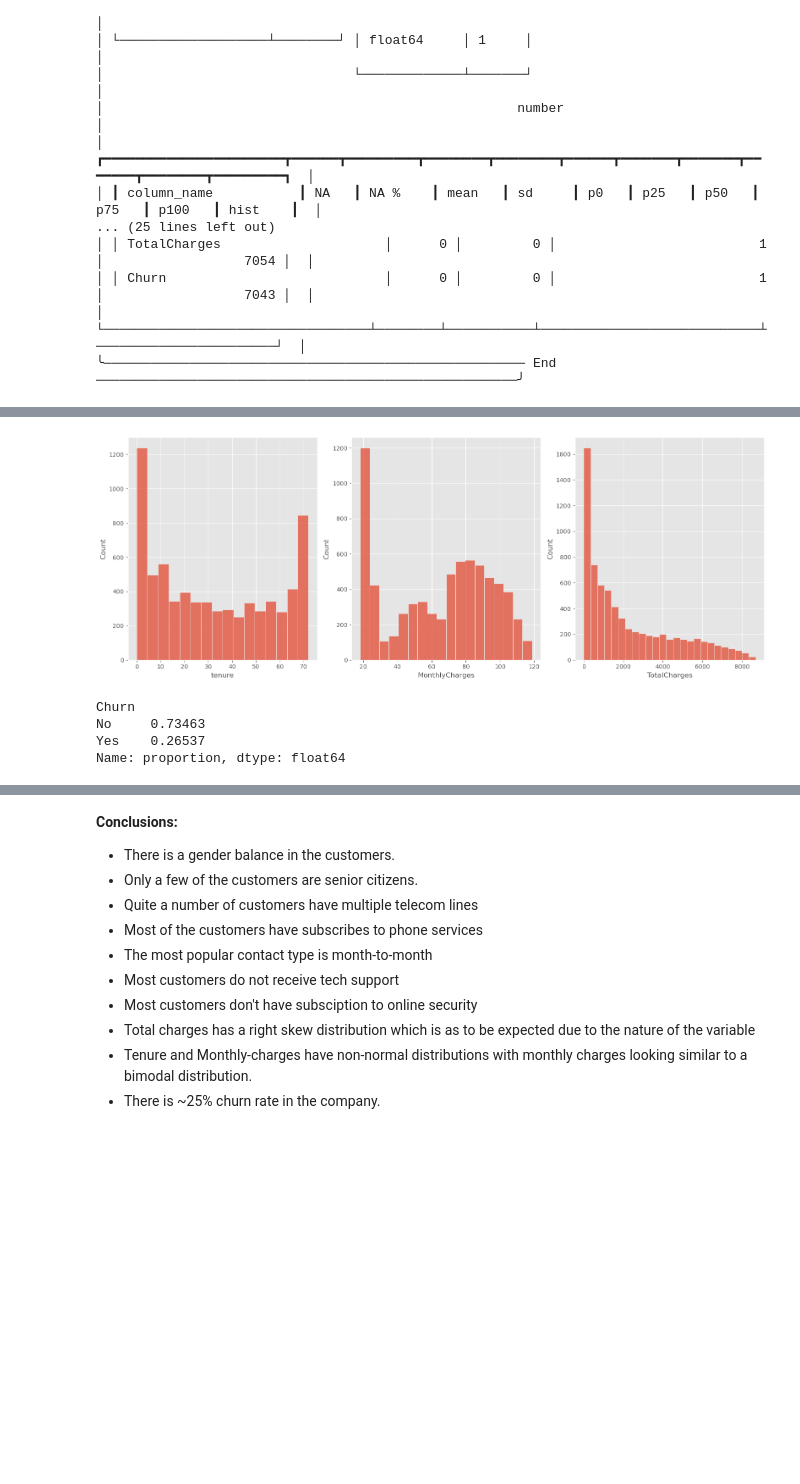
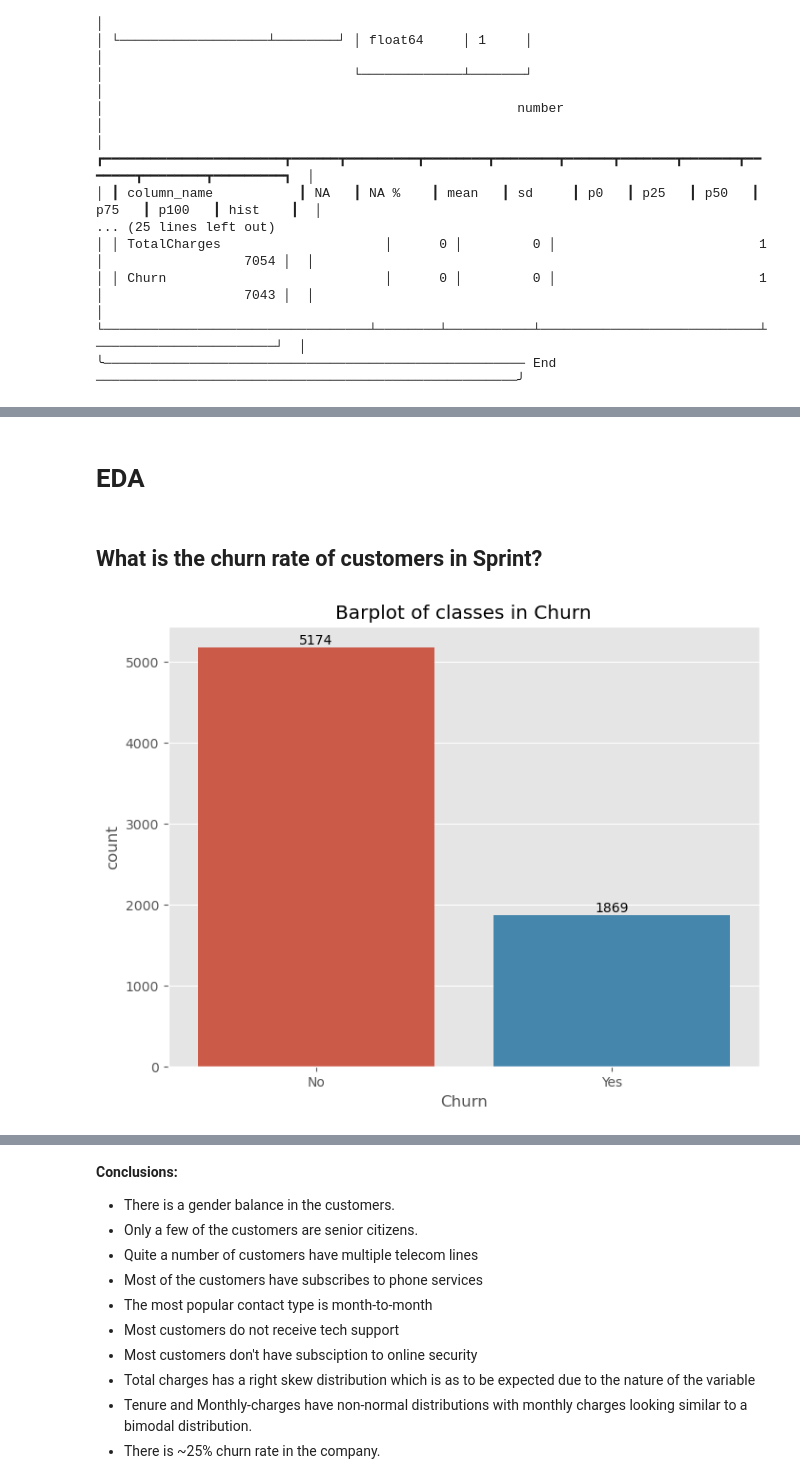
Before and after one commit to Nickimani/Teleco_customer_churn_prediction, a Jupyter notebook: Notebook.ipynb, the cells around one changed output, grey strips where cells are left out. Cells and saved outputs as stored; diff of their text form; code cells hidden in the pictures; blank space fills up the shorter version.

Commit message:
Changes to analysis approach on notebook

```diff
--- a/Notebook.ipynb
+++ b/Notebook.ipynb
@@ -213,19 +183,26 @@ plt.show()
-# %%
-# Creating histograms for the numerical varibles
-fig, ax = plt.subplots(ncols=3, figsize=(16, 6))
-
-# Looping through the columns for plotting
-for i, col in enumerate(numeric_df.columns.tolist()):
-    sns.histplot(data=numeric_df[col], ax=ax[i])
-
-plt.tight_layout()
-plt.show()
-# %% [output]
-[figure, removed]
-# %%
-category_df['Churn'].value_counts(normalize=True)
-# %% [output]
-Churn
-No     0.73463
-Yes    0.26537
-Name: proportion, dtype: float64
+# %% [markdown]
+# EDA
+# %%
+# Function that plots bargraphs for univariate and multivariate analysis
+def barPlotter(data, x_label, hue_label=None):
+    """Simple function to plot countplots either when doing a univariate analysis on a column or bivarate analysis on multiple columns"""
+
+    if hue_label == None:
+        plt.figure(figsize=(8,6))
+        plot = sns.countplot(data=data, x=x_label, hue=hue_label)
+        plt.bar_label(plot.containers[0])
+        plt.title(f"Barplot of classes in {x_label.title()}")
+
+    else:
+        plt.figure(figsize=(8,6))
+        plot = sns.countplot(data=data, x=x_label, hue=hue_label)
+        plt.title(f"{hue_label}: Based on {x_label}")
+
+    plt.show()
+# %% [markdown]
+## What is the churn rate of customers in Sprint?
+# %%
+# Barplot of churn
+barPlotter(df, 'Churn')
+# %% [output]
+[figure, added]
```
Also changed, not shown: parts of 156 cells of this notebook.
